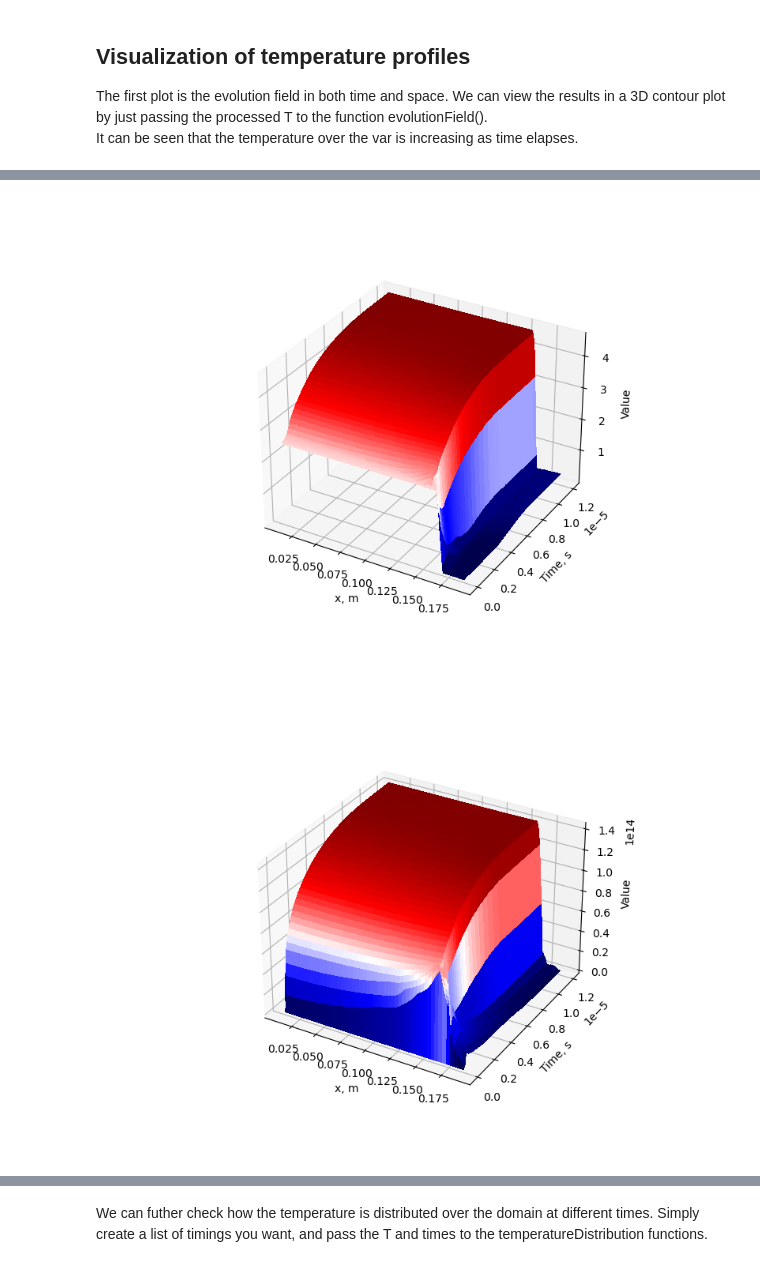
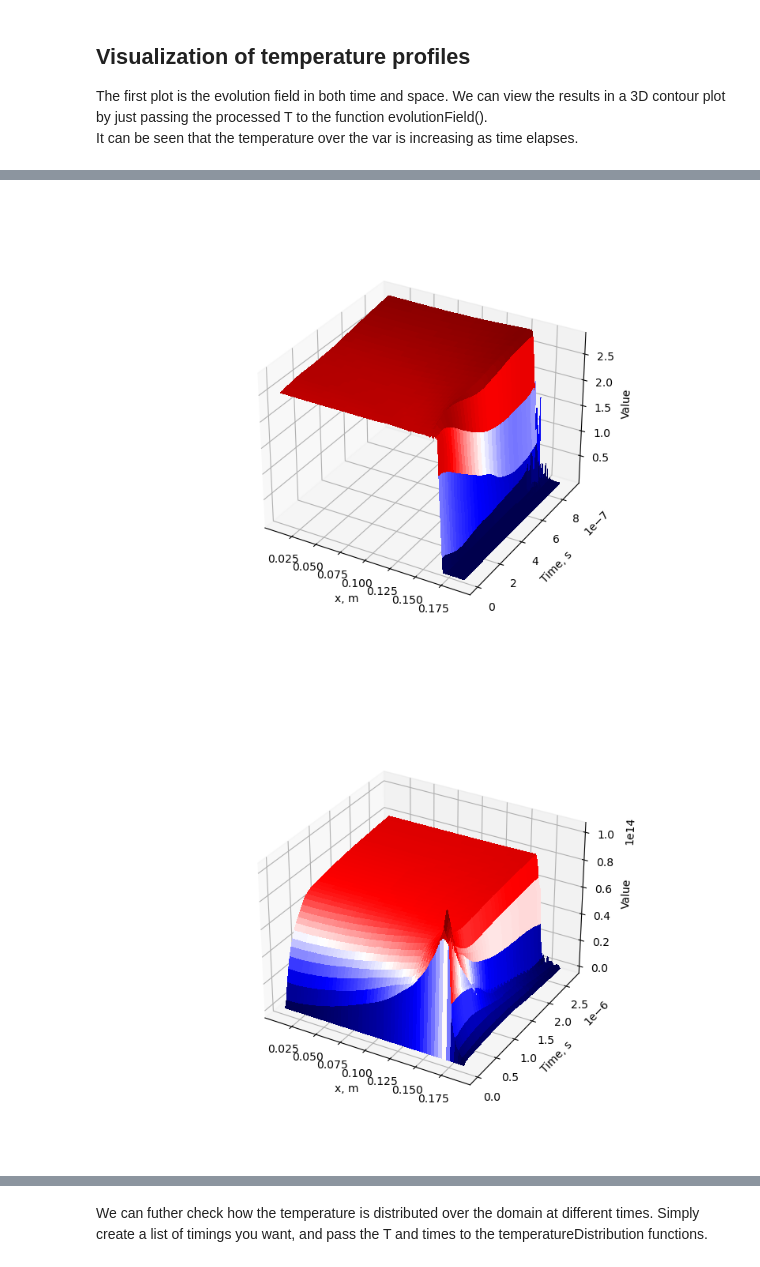
Before and after one commit to Lexmidan/nonloc_heatflux, a Jupyter notebook: PyTorch/time-evolv-heatflux.ipynb, the cells around one changed output, grey strips where cells are left out. Saved outputs shown, nothing was run; the diff lists cells and outputs as text; code cells hidden in the pictures.

```diff
--- a/PyTorch/time-evolv-heatflux.ipynb
+++ b/PyTorch/time-evolv-heatflux.ipynb
@@ -151,11 +163,11 @@ pp.evolutionField(alpha3d)
 # %%
-pp.evolutionField(beta3d)
+pp.evolutionField(beta3d[T.columns[:28]])
 # %% [output]
-[figure, old version]
+[figure, new version]
 # %%
-pp.evolutionField(heatflux3d)
+pp.evolutionField(heatflux3d[T.columns[:48]])
 # %% [output]
-[figure, old version]
+[figure, new version]
 # %%
 import pandas as pd
 import numpy as np
```
Also changed, not shown: parts of 21 cells of this notebook, 2 other files.
